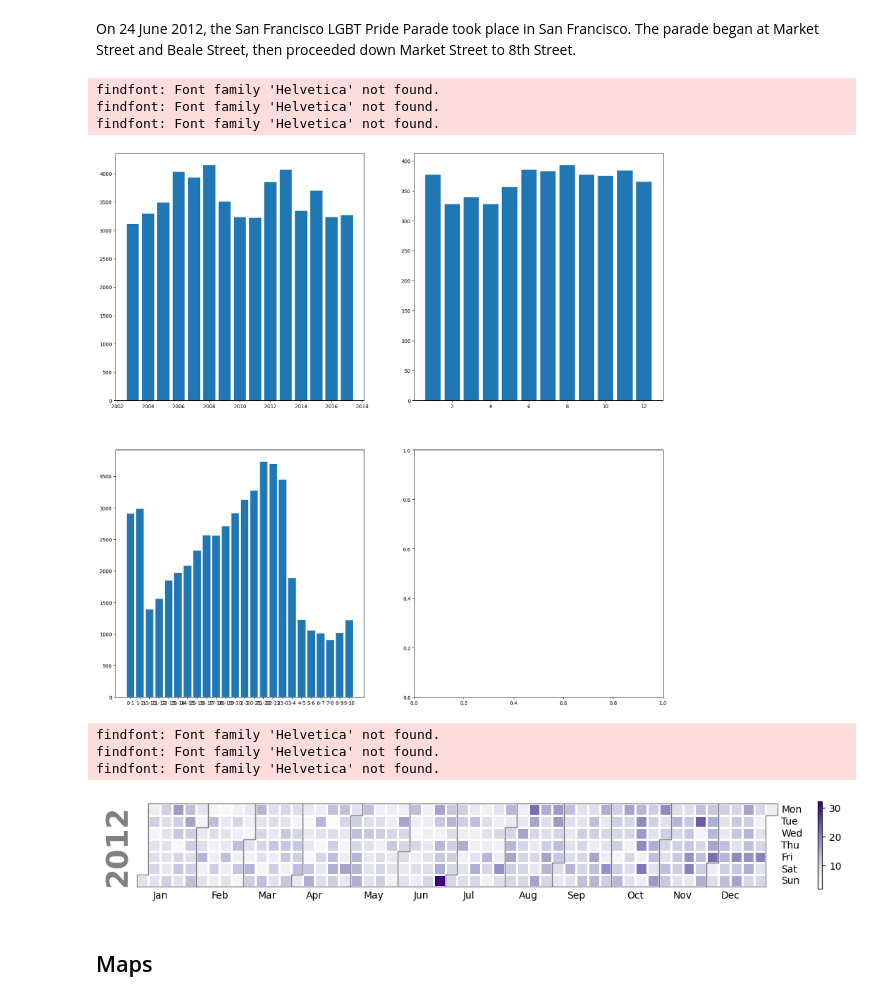
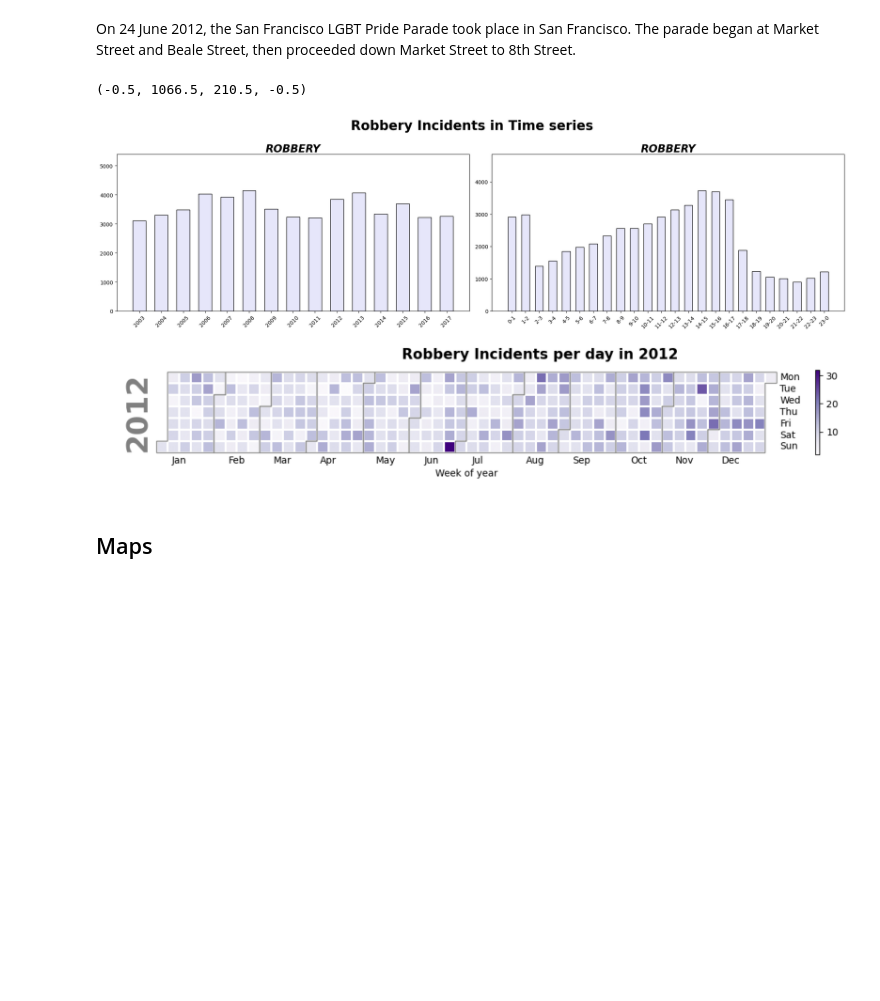
Before and after one commit to Starostka/socviz, a Jupyter notebook: Week8.ipynb, the cells around one changed output. Drawn from its saved outputs; the diff is of its cells as text; code cells hidden in the pictures; blank space fills up the shorter version.

```diff
--- a/Week8.ipynb
+++ b/Week8.ipynb
@@ -224,25 +204,41 @@ findfont: Font family 'Helvetica' not found.
 # %% [markdown]
 On 24 June 2012, the San Francisco LGBT Pride Parade took place in San Francisco. The parade began at Market Street and Beale Street, then proceeded down Market Street to 8th Street.
 # %%
-figs, ax = plt.subplots(nrows=2, ncols=2, figsize=(20,20))
+import matplotlib.image as mpimg
 
-yearly_pattern = yearly_pattern.loc[yearly_pattern['Category'] == 'ROBBERY'].reset_index(drop=True)
-ax[0,0].bar(yearly_pattern['Year'], yearly_pattern['Count'])
+plt.figure(figsize=(20,10))
+plt.suptitle("Robbery Incidents in Time series" ,fontsize=25, y=1.0, fontweight='bold', color='black')
 
-monthly_pattern = monthly_pattern.loc[monthly_pattern['Category'] == 'ROBBERY'].reset_index(drop=True)
-ax[0,1].bar(monthly_pattern['Month'], monthly_pattern['Count'])
+# Yealy trend
+temp1 = yearly_pattern.loc[yearly_pattern['Category'] == 'ROBBERY'].reset_index(drop=True)
+x = temp1["Year"]
+y = temp1["Count"]
+plt.subplot(2,2,1)
+plt.title('ROBBERY', pad=-14, fontsize = 20, fontweight='bold', fontstyle="italic")
+plt.bar(x, y, width=0.6, edgecolor="black", color='lavender')
+plt.xticks(x, yearly_pattern['Year'].unique().tolist(), rotation=45)
+plt.tight_layout()
+plt.ylim(top=(np.max(y)+(np.max(y)*0.3)))
 
-hourly_pattern = hourly_pattern.loc[hourly_pattern['Category'] == 'ROBBERY'].reset_index(drop=True)
-ax[1,0].bar(hourly_pattern['time_period'], hourly_pattern['Count'])
+# Hourly trend
+temp2 = hourly_pattern.loc[hourly_pattern['Category'] == 'ROBBERY'].reset_index(drop=True)
+x = temp2["time_period"]
+y = temp2["Count"]
+plt.subplot(2,2,2)
+plt.title('ROBBERY', pad=-14, fontsize = 20, fontweight='bold', fontstyle="italic")
+plt.bar(x, y, width=0.6, edgecolor="black", color='lavender')
+plt.xticks(x, hourly_slots.values(), rotation=45)
+plt.tight_layout()
+plt.ylim(top=(np.max(y)+(np.max(y)*0.3)))
+
+# Calplot
+img = mpimg.imread('Calplot_2012.png')
+plt.subplot(2,1,2)
+plt.imshow(img)
+plt.axis('off')
 # %% [output]
-findfont: Font family 'Helvetica' not found.
-findfont: Font family 'Helvetica' not found.
-findfont: Font family 'Helvetica' not found.
+(-0.5, 1066.5, 210.5, -0.5)
-[figure, old version]
+[figure, new version]
-findfont: Font family 'Helvetica' not found.
-findfont: Font family 'Helvetica' not found.
-findfont: Font family 'Helvetica' not found.
-[figure, removed]
 # %% [markdown]
 ## Maps
 # %%
```
Also changed, not shown: parts of 5 cells of this notebook, 1 other file.
